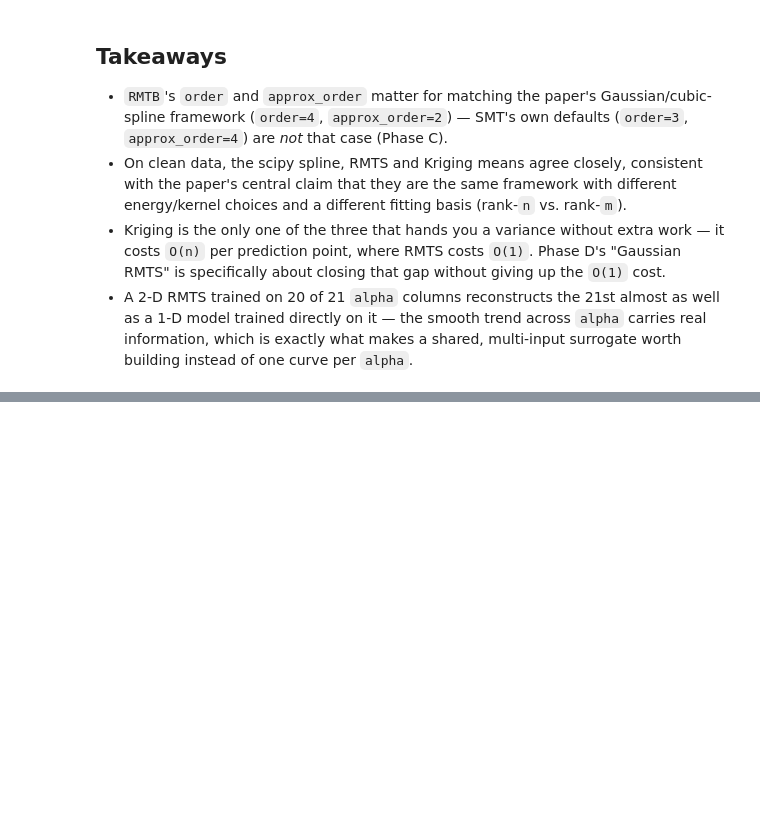
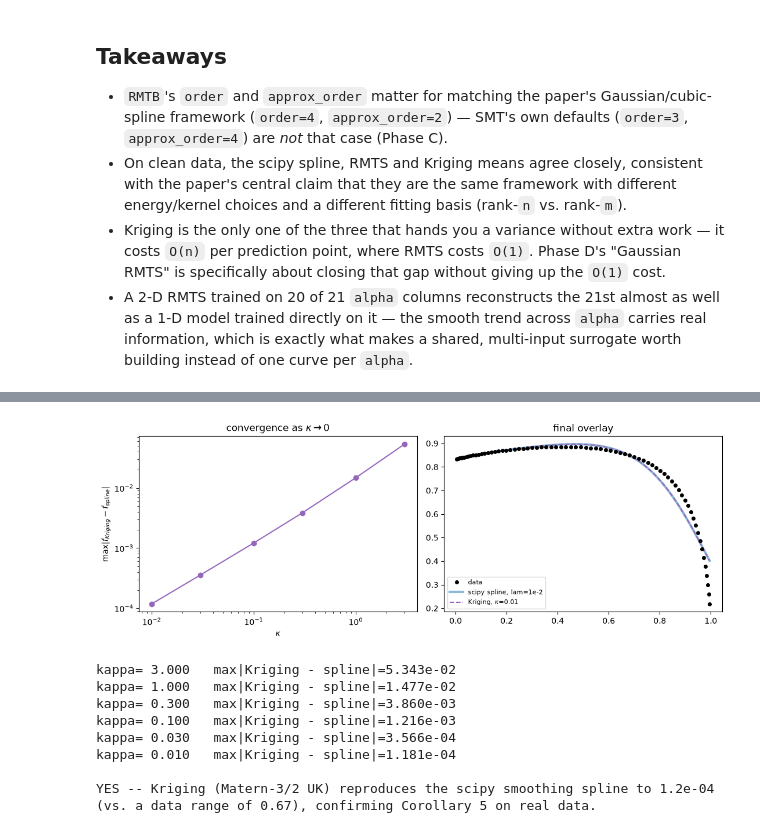
Before and after one commit to nomad-vagabond/krig-splines, a Jupyter notebook: notebooks/smt_skills_cla_eta.ipynb, the cells around one changed output, grey strips where cells are left out. Drawn from its saved outputs; the diff is of its cells as text; code cells hidden in the pictures; blank space fills up the shorter version.

Commit message:
Add check for Kriging vs Splines fit

```diff
--- a/notebooks/smt_skills_cla_eta.ipynb
+++ b/notebooks/smt_skills_cla_eta.ipynb
@@ -389,0 +409,48 @@ plt.show()
+# %%
+from krig_splines.kernels import matern32
+from krig_splines.uk import poly_basis, saddle_point_solve, saddle_point_predict
+
+lam_target = 1e-2
+target_curve = spline_large(eta_dense)
+
+P_train = poly_basis(eta, degree=1)
+P_dense = poly_basis(eta_dense, degree=1)
+
+kappas = np.array([3.0, 1.0, 0.3, 0.1, 0.03, 0.01])
+max_err = []
+for kappa in kappas:
+    K = matern32(np.abs(eta[:, None] - eta[None, :]), kappa)
+    Kt = matern32(np.abs(eta_dense[:, None] - eta[None, :]), kappa)
+    nugget = 4 * kappa**3 * lam_target
+    a, beta_coef = saddle_point_solve(K, P_train, cla, nugget)
+    f = saddle_point_predict(Kt, P_dense, a, beta_coef)
+    max_err.append(np.max(np.abs(f - target_curve)))
+max_err = np.array(max_err)
+
+fig, axes = plt.subplots(1, 2, figsize=(11, 4))
+axes[0].loglog(kappas, max_err, "o-", color="C4")
+axes[0].set_xlabel(r"$\kappa$"); axes[0].set_ylabel(r"max$|f_{Kriging} - f_{spline}|$")
+axes[0].set_title(r"convergence as $\kappa\to0$")
+
+axes[1].plot(eta, cla, "o", ms=4, color="k", label="data", zorder=5)
+axes[1].plot(eta_dense, target_curve, color="C0", lw=3, alpha=0.5, label="scipy spline, lam=1e-2")
+axes[1].plot(eta_dense, f, "--", color="C4", label=f"Kriging, $\\kappa$={kappas[-1]}")
+axes[1].legend(fontsize=8); axes[1].set_title("final overlay")
+plt.tight_layout(); plt.show()
+
+for k, e in zip(kappas, max_err):
+    print(f"kappa={k:6.3f}   max|Kriging - spline|={e:.3e}")
+print()
+print("YES -- Kriging (Matern-3/2 UK) reproduces the scipy smoothing spline to"
+      f" {max_err[-1]:.1e} (vs. a data range of {np.ptp(cla):.2f}), confirming"
+      " Corollary 5 on real data.")
+# %% [output]
+[figure, added]
+kappa= 3.000   max|Kriging - spline|=5.343e-02
+kappa= 1.000   max|Kriging - spline|=1.477e-02
+kappa= 0.300   max|Kriging - spline|=3.860e-03
+kappa= 0.100   max|Kriging - spline|=1.216e-03
+kappa= 0.030   max|Kriging - spline|=3.566e-04
+kappa= 0.010   max|Kriging - spline|=1.181e-04
+
+YES -- Kriging (Matern-3/2 UK) reproduces the scipy smoothing spline to 1.2e-04 (vs. a data range of 0.67), confirming Corollary 5 on real data.
```
Also changed, not shown: parts of 5 cells of this notebook.
